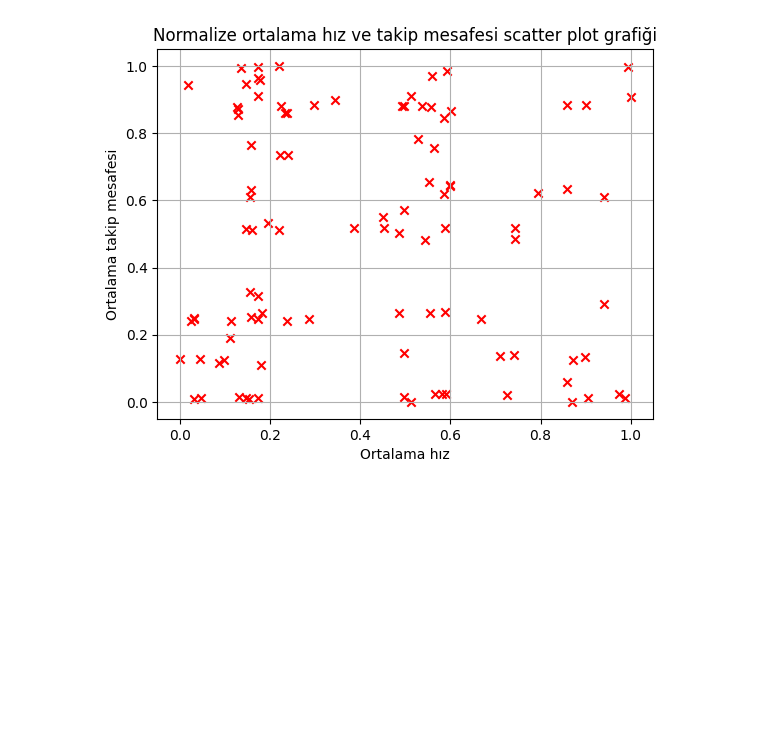
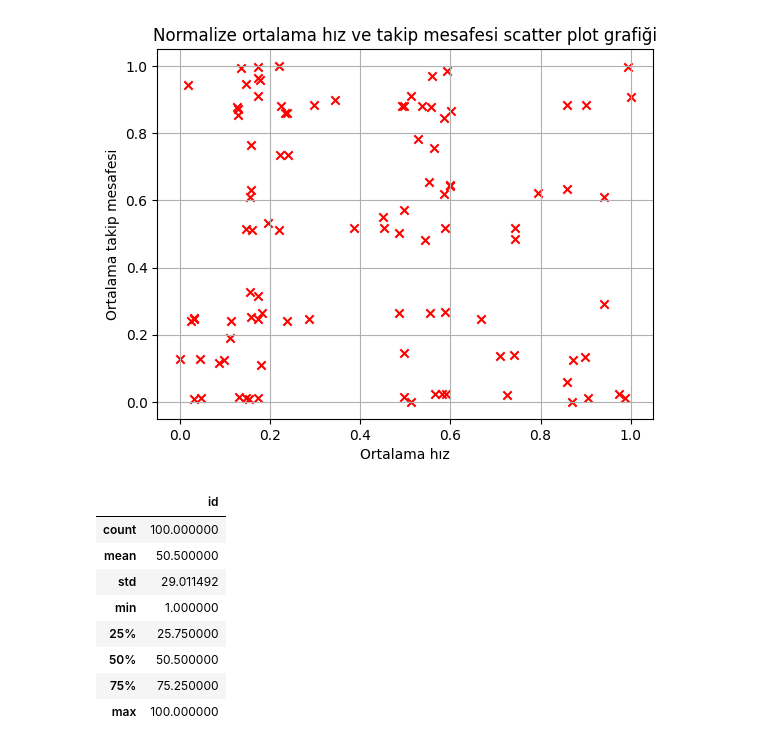
Before and after one commit to barisedin/Yapay_zeka_isleri, a Jupyter notebook: Normalizasyon ve grafikler/Untitled.ipynb, the cells around one changed output. Cells and saved outputs as stored; diff of their text form; code cells hidden in the pictures; blank space fills up the shorter version.

```diff
--- a/Normalizasyon ve grafikler/Untitled.ipynb
+++ b/Normalizasyon ve grafikler/Untitled.ipynb
@@ -171,3 +176,15 @@ plt.show()
 standartization_veri = pd.DataFrame()
 # %%
 standartization_veri["id"] = df["id"]
+# %%
+standartization_veri.describe()
+# %% [output]
+|  | id |
+| count | 100.000000 |
+| mean | 50.500000 |
+| std | 29.011492 |
+| min | 1.000000 |
+| 25% | 25.750000 |
+| 50% | 50.500000 |
+| 75% | 75.250000 |
+| max | 100.000000 |
```
Also changed, not shown: parts of 8 cells of this notebook.
